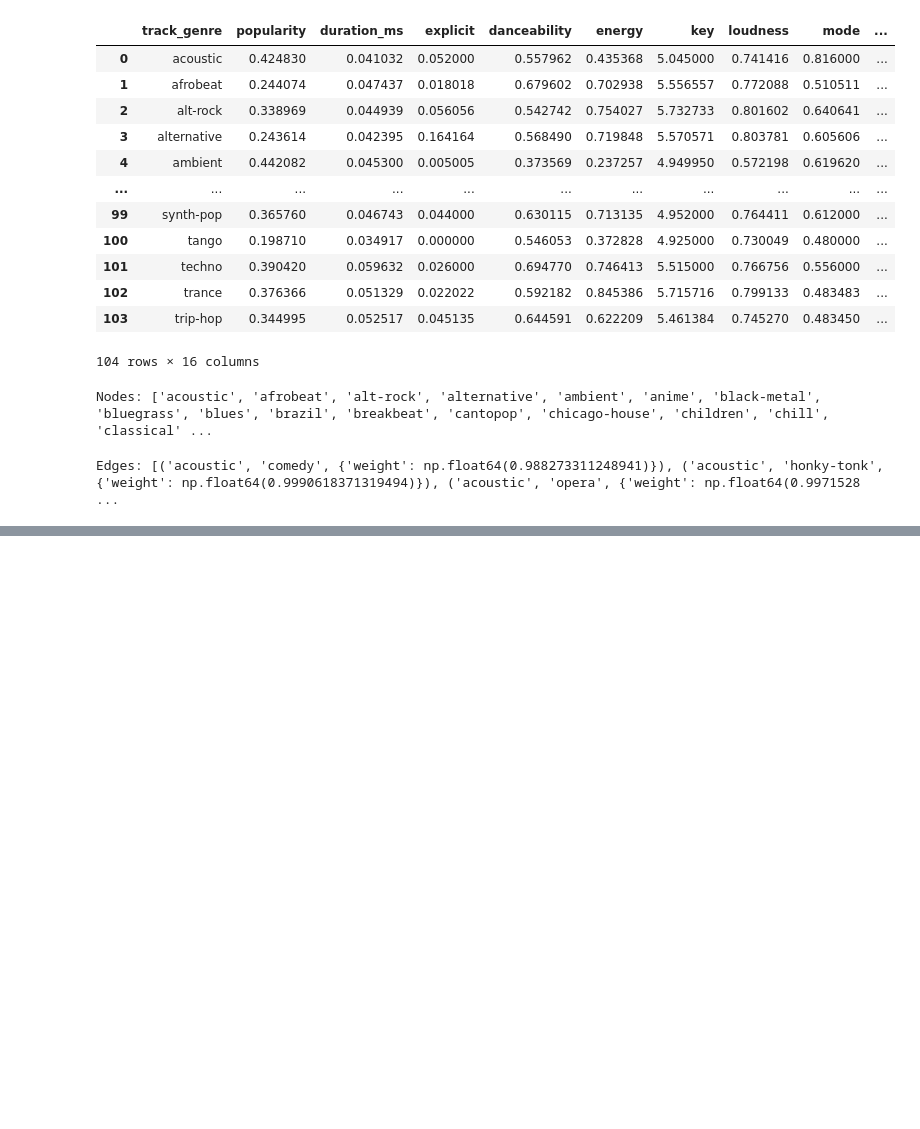
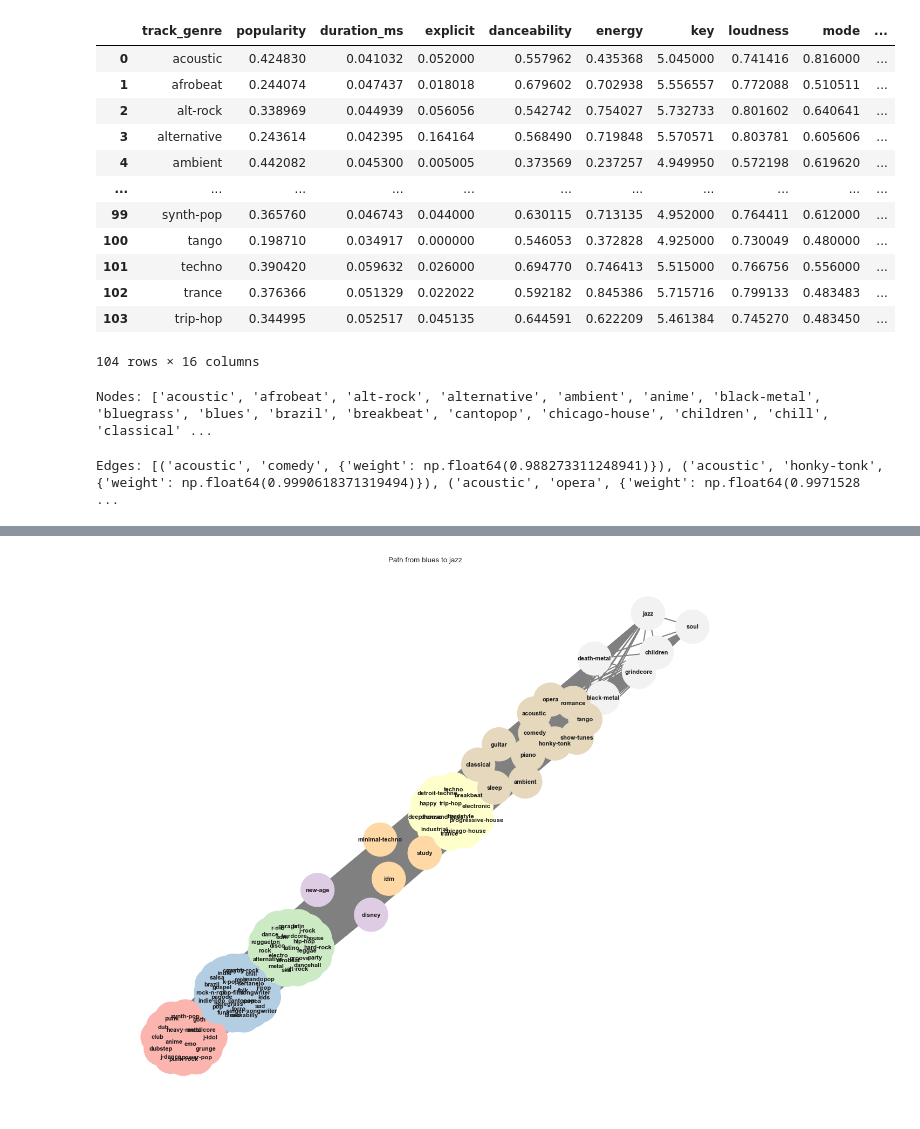
Before and after one commit to jjdrisco/Hybrid_Graph-Based_Content_Filtering_for_Enhanced_Music_Recommendation, a Jupyter notebook: music_data_knowledge_graphs.ipynb, the cells around one changed output, grey strips where cells are left out. Saved outputs shown, nothing was run; the diff lists cells and outputs as text; code cells hidden in the pictures; blank space fills up the shorter version.

```diff
--- a/music_data_knowledge_graphs.ipynb
+++ b/music_data_knowledge_graphs.ipynb
@@ -182,0 +190,30 @@ plt.show()
+# %%
+from networkx.drawing.layout import spring_layout
+
+# Create a dictionary mapping nodes to their cluster
+cluster_mapping = dict(zip(average_df['track_genre'], clusters))
+
+# Assign nodes to positions based on their cluster
+pos = {}
+for cluster_id in set(clusters):
+    # Get nodes in the current cluster
+    nodes_in_cluster = [node for node in knowledge_graph.nodes if cluster_mapping[node] == cluster_id]
+
+    # Create a subgraph for the current cluster
+    subgraph = knowledge_graph.subgraph(nodes_in_cluster)
+
+    # Compute positions for the subgraph
+    subgraph_pos = spring_layout(subgraph, k=1, iterations=100, seed=73)
+
+    # Offset positions to separate clusters
+    offset = cluster_id * 2  # Adjust offset to prevent overlap
+    for node, (x, y) in subgraph_pos.items():
+        pos[node] = (x + offset, y + offset)
+
+# Draw the graph
+plt.figure(figsize=(12, 10))
+nx.draw(knowledge_graph, pos, with_labels=True, node_size=2000, node_color=node_colors, font_size=8, font_weight='bold', edge_color='grey', width=1.5)
+plt.title(f"Path from {start_genre} to {target_genre}")
+plt.show()
+# %% [output]
+[figure, added]
```
Also changed, not shown: parts of 8 cells of this notebook.
